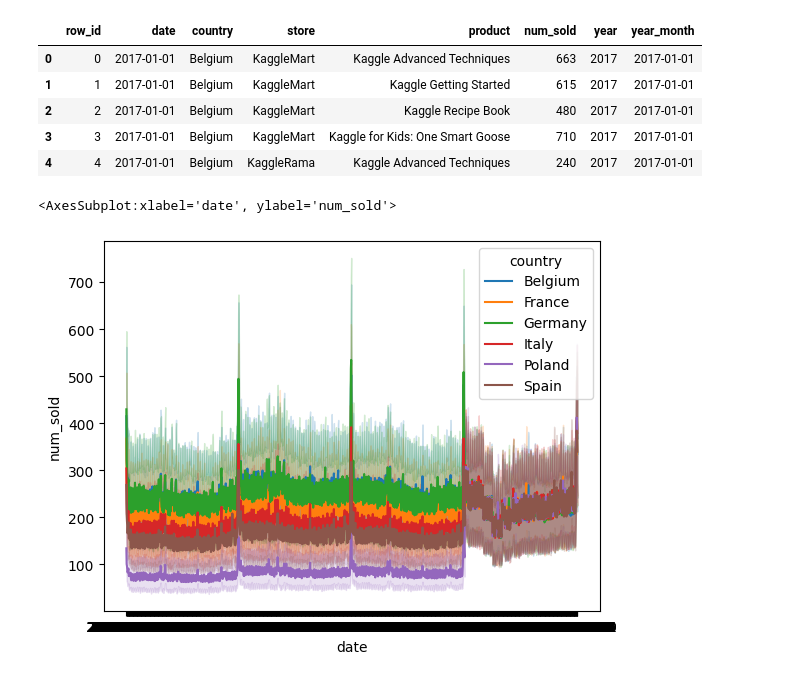
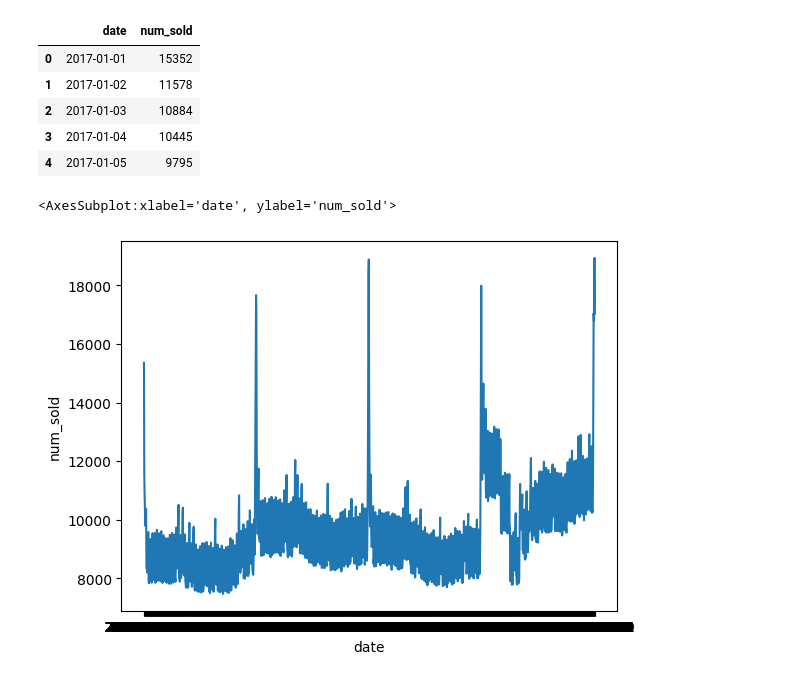
Before and after one commit to rjodriscoll/tab-play-sep-22, a Jupyter notebook: anton_notebook.ipynb, the cells around one changed output. Saved outputs shown, nothing was run; the diff lists cells and outputs as text; code cells hidden in the pictures.

```diff
--- a/anton_notebook.ipynb
+++ b/anton_notebook.ipynb
@@ -5,17 +9,18 @@ import seaborn as sns
 # %%
 df = pd.read_csv("data/train.csv")
-df["year"] = pd.DatetimeIndex(df["date"]).year
-df['year_month']=pd.to_datetime(df["date"].astype(str), format="%Y-%m")
+df = df.groupby(["date"]).sum()
+df["date"] = df.index
+df = df.reset_index(drop=True)[["date", "num_sold"]]
 df.head()
 # %% [output]
-|  | row_id | date | country | store | product | num_sold | year | year_month |
-| 0 | 0 | 2017-01-01 | Belgium | KaggleMart | Kaggle Advanced Techniques | 663 | 2017 | 2017-01-01 |
-| 1 | 1 | 2017-01-01 | Belgium | KaggleMart | Kaggle Getting Started | 615 | 2017 | 2017-01-01 |
-| 2 | 2 | 2017-01-01 | Belgium | KaggleMart | Kaggle Recipe Book | 480 | 2017 | 2017-01-01 |
-| 3 | 3 | 2017-01-01 | Belgium | KaggleMart | Kaggle for Kids: One Smart Goose | 710 | 2017 | 2017-01-01 |
-| 4 | 4 | 2017-01-01 | Belgium | KaggleRama | Kaggle Advanced Techniques | 240 | 2017 | 2017-01-01 |
+|  | date | num_sold |
+| 0 | 2017-01-01 | 15352 |
+| 1 | 2017-01-02 | 11578 |
+| 2 | 2017-01-03 | 10884 |
+| 3 | 2017-01-04 | 10445 |
+| 4 | 2017-01-05 | 9795 |
 # %%
-sns.lineplot(data=df, x="date", y="num_sold", hue="country")
+sns.lineplot(data=df, x="date", y="num_sold")
 # %% [output]
 <AxesSubplot:xlabel='date', ylabel='num_sold'>
-[figure, old version]
+[figure, new version]
```
Also changed, not shown: parts of 2 cells of this notebook.
